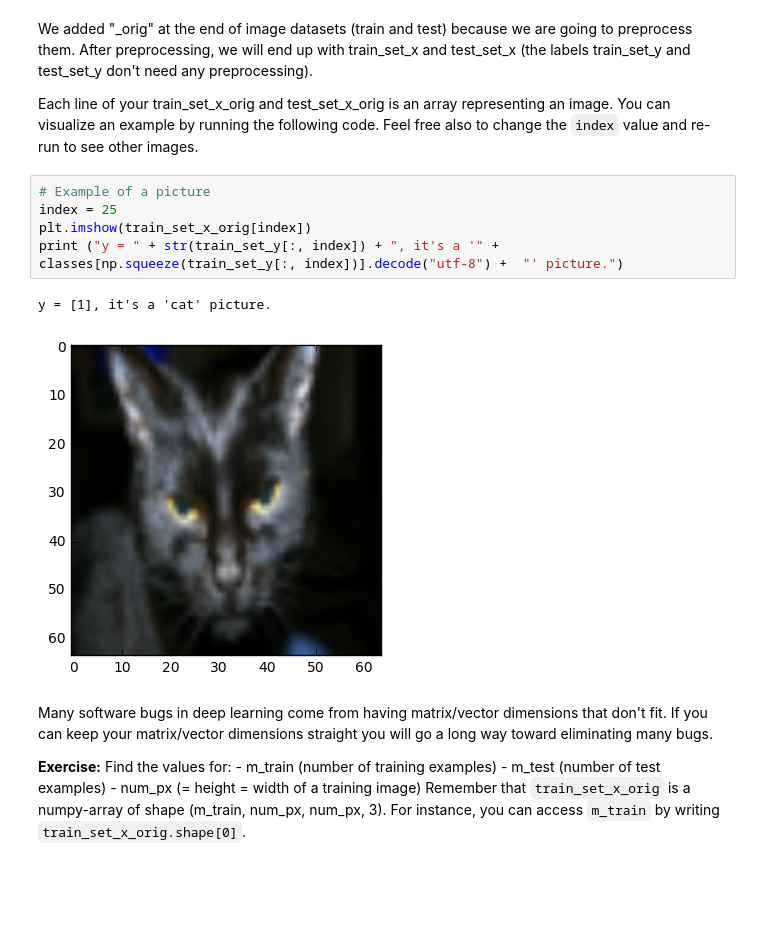
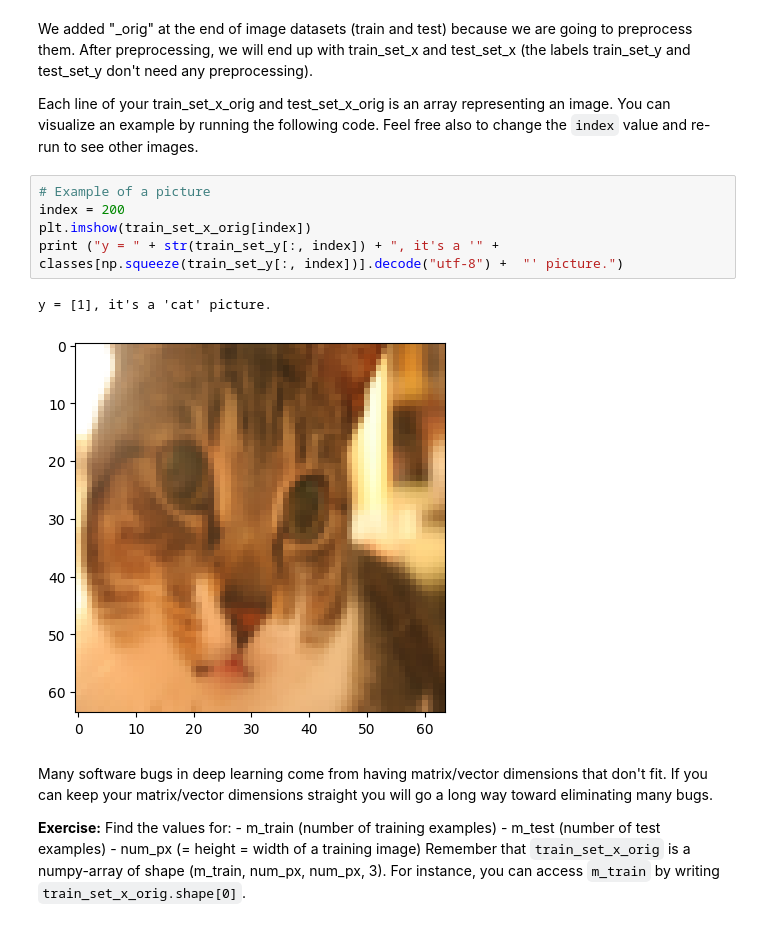
Before and after one commit to altair961/DeepLearning, a Jupyter notebook: deeplearning.ai-Assignments/Neural-networks-Deep-learning/Week2/Logistic+Regression+with+a+Neural+Network+mindset+v4.ipynb, the cells around one changed output. Cells and saved outputs as stored; diff of their text form; blank space fills up the shorter version.

```diff
--- a/deeplearning.ai-Assignments/Neural-networks-Deep-learning/Week2/Logistic+Regression+with+a+Neural+Network+mindset+v4.ipynb
+++ b/deeplearning.ai-Assignments/Neural-networks-Deep-learning/Week2/Logistic+Regression+with+a+Neural+Network+mindset+v4.ipynb
@@ -50,12 +50,12 @@ We added "_orig" at the end of image datasets (train and test) because we are go
 Each line of your train_set_x_orig and test_set_x_orig is an array representing an image. You can visualize an example by running the following code. Feel free also to change the `index` value and re-run to see other images.
 # %%
 # Example of a picture
-index = 25
+index = 200
 plt.imshow(train_set_x_orig[index])
 print ("y = " + str(train_set_y[:, index]) + ", it's a '" + classes[np.squeeze(train_set_y[:, index])].decode("utf-8") +  "' picture.")
 # %% [output]
 y = [1], it's a 'cat' picture.
-[figure, old version]
+[figure, new version]
 # %% [markdown]
 Many software bugs in deep learning come from having matrix/vector dimensions that don't fit. If you can keep your matrix/vector dimensions straight you will go a long way toward eliminating many bugs.
 
```
Also changed, not shown: parts of 3 cells of this notebook.
